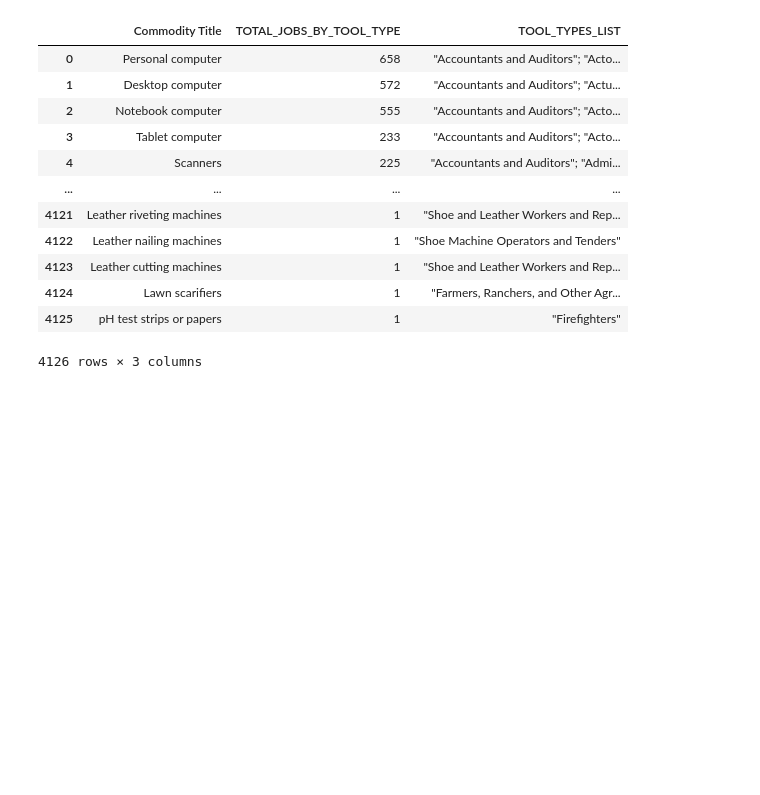
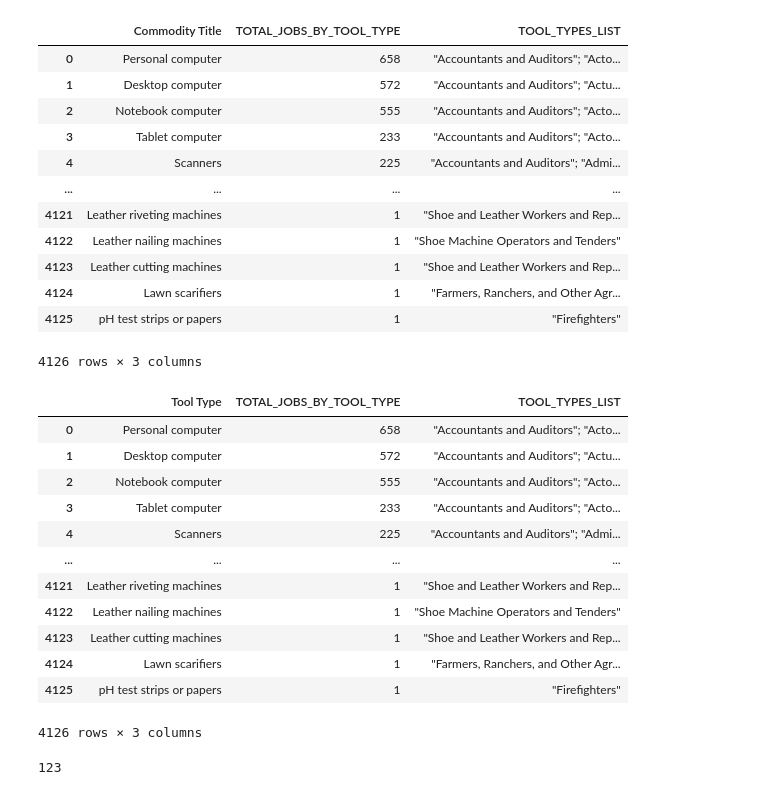
Before and after one commit to matthewcavanaugh96/magnimind, a Jupyter notebook: AI Job Displacement/Part 1-2 Tools Aggregates.ipynb, the cells around one changed output. Saved outputs shown, nothing was run; the diff lists cells and outputs as text; code cells hidden in the pictures; blank space fills up the shorter version.

```diff
--- a/AI Job Displacement/Part 1-2 Tools Aggregates.ipynb
+++ b/AI Job Displacement/Part 1-2 Tools Aggregates.ipynb
@@ -423,0 +439,16 @@ tool_types_agg_jobs.to_csv('transformed data/2-Tool Types Agg Jobs.csv', index=F
+# %%
+tool_types_agg_jobs
+# %% [output]
+|  | Tool Type | TOTAL_JOBS_BY_TOOL_TYPE | TOOL_TYPES_LIST |
+| 0 | Personal computer | 658 | "Accountants and Auditors"; "Acto... |
+| 1 | Desktop computer | 572 | "Accountants and Auditors"; "Actu... |
+| 2 | Notebook computer | 555 | "Accountants and Auditors"; "Acto... |
+| 3 | Tablet computer | 233 | "Accountants and Auditors"; "Acto... |
+| 4 | Scanners | 225 | "Accountants and Auditors"; "Admi... |
+| ... | ... | ... | ... |
+| 4121 | Leather riveting machines | 1 | "Shoe and Leather Workers and Rep... |
+| 4122 | Leather nailing machines | 1 | "Shoe Machine Operators and Tenders" |
+| 4123 | Leather cutting machines | 1 | "Shoe and Leather Workers and Rep... |
+| 4124 | Lawn scarifiers | 1 | "Farmers, Ranchers, and Other Agr... |
+| 4125 | pH test strips or papers | 1 | "Firefighters" |
+4126 rows × 3 columns
@@ -424,3 +459,8 @@ tool_types_agg_jobs.to_csv('transformed data/2-Tool Types Agg Jobs.csv', index=F
+# %%
+TEST = 123
+TEST
+# %% [output]
+123
 # %%
 # Merge
 titles_tools_and_types = df_tools_used.merge(
```
Also changed, not shown: parts of 5 cells of this notebook, 1 other file.
